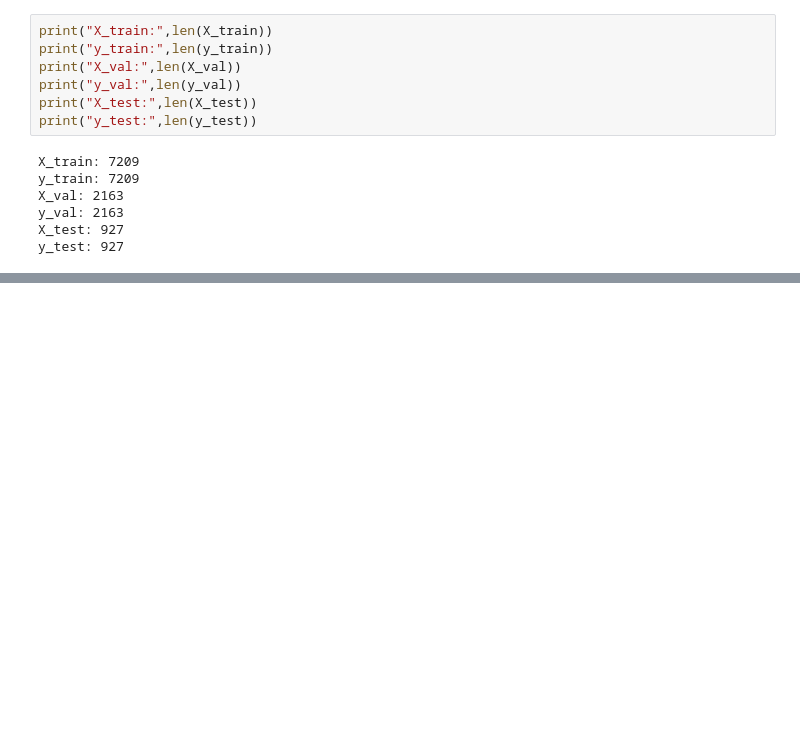
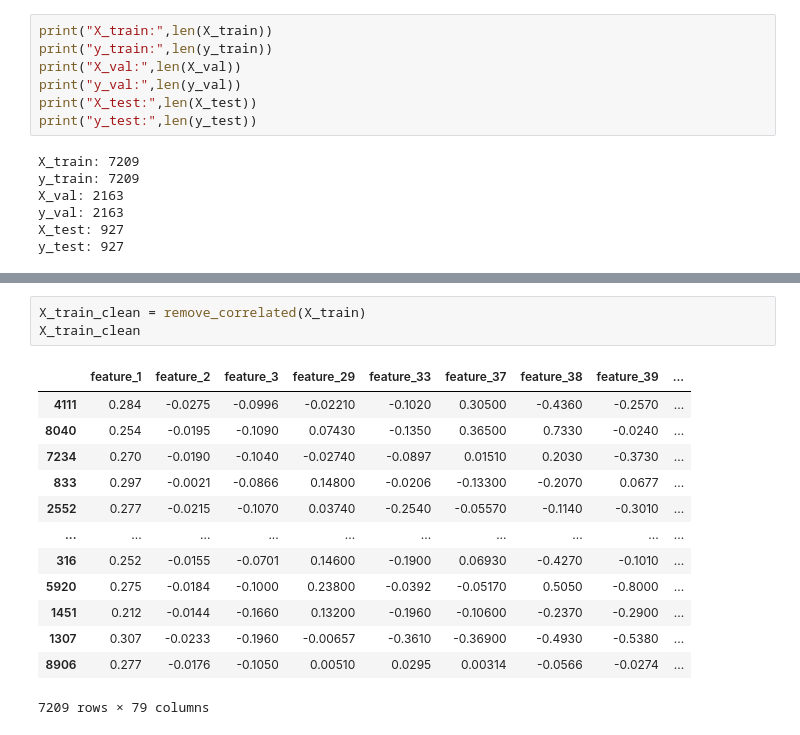
Before and after one commit to Szymon-Gut/Introduction-to-Machine-Learning, a Jupyter notebook: project1/project1.ipynb, the cells around one changed output, grey strips where cells are left out. Cells and saved outputs as stored; diff of their text form; blank space fills up the shorter version.

```diff
--- a/project1/project1.ipynb
+++ b/project1/project1.ipynb
@@ -427,0 +71,17 @@ f1:  0.6606518360454083
+# %%
+X_train_clean = remove_correlated(X_train)
+X_train_clean
+# %% [output]
+|  | feature_1 | feature_2 | feature_3 | feature_29 | feature_33 | feature_37 | feature_38 | feature_39 | ... |
+| 4111 | 0.284 | -0.0275 | -0.0996 | -0.02210 | -0.1020 | 0.30500 | -0.4360 | -0.2570 | ... |
+| 8040 | 0.254 | -0.0195 | -0.1090 | 0.07430 | -0.1350 | 0.36500 | 0.7330 | -0.0240 | ... |
+| 7234 | 0.270 | -0.0190 | -0.1040 | -0.02740 | -0.0897 | 0.01510 | 0.2030 | -0.3730 | ... |
+| 833 | 0.297 | -0.0021 | -0.0866 | 0.14800 | -0.0206 | -0.13300 | -0.2070 | 0.0677 | ... |
+| 2552 | 0.277 | -0.0215 | -0.1070 | 0.03740 | -0.2540 | -0.05570 | -0.1140 | -0.3010 | ... |
+| ... | ... | ... | ... | ... | ... | ... | ... | ... | ... |
+| 316 | 0.252 | -0.0155 | -0.0701 | 0.14600 | -0.1900 | 0.06930 | -0.4270 | -0.1010 | ... |
+| 5920 | 0.275 | -0.0184 | -0.1000 | 0.23800 | -0.0392 | -0.05170 | 0.5050 | -0.8000 | ... |
+| 1451 | 0.212 | -0.0144 | -0.1660 | 0.13200 | -0.1960 | -0.10600 | -0.2370 | -0.2900 | ... |
+| 1307 | 0.307 | -0.0233 | -0.1960 | -0.00657 | -0.3610 | -0.36900 | -0.4930 | -0.5380 | ... |
+| 8906 | 0.277 | -0.0176 | -0.1050 | 0.00510 | 0.0295 | 0.00314 | -0.0566 | -0.0274 | ... |
+7209 rows × 79 columns
```
Also changed, not shown: parts of 60 cells of this notebook.
